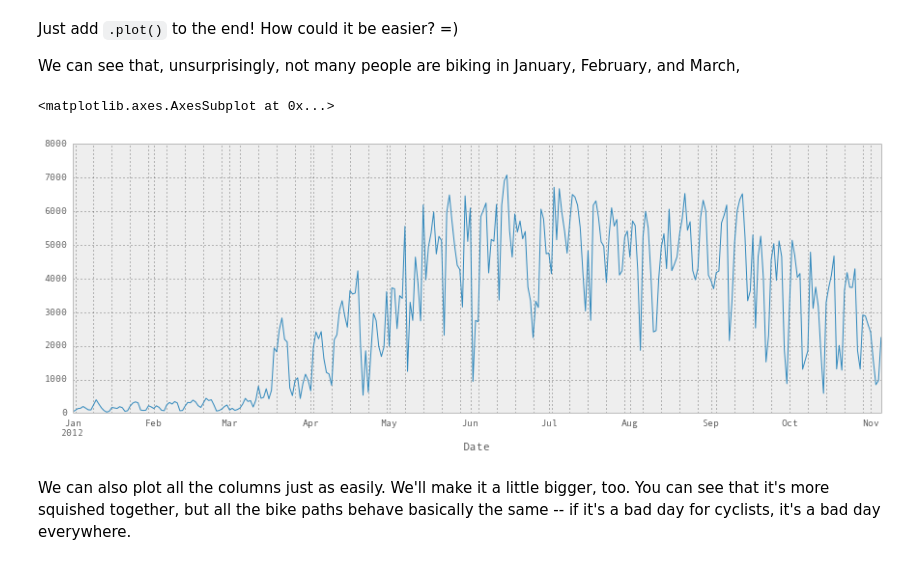
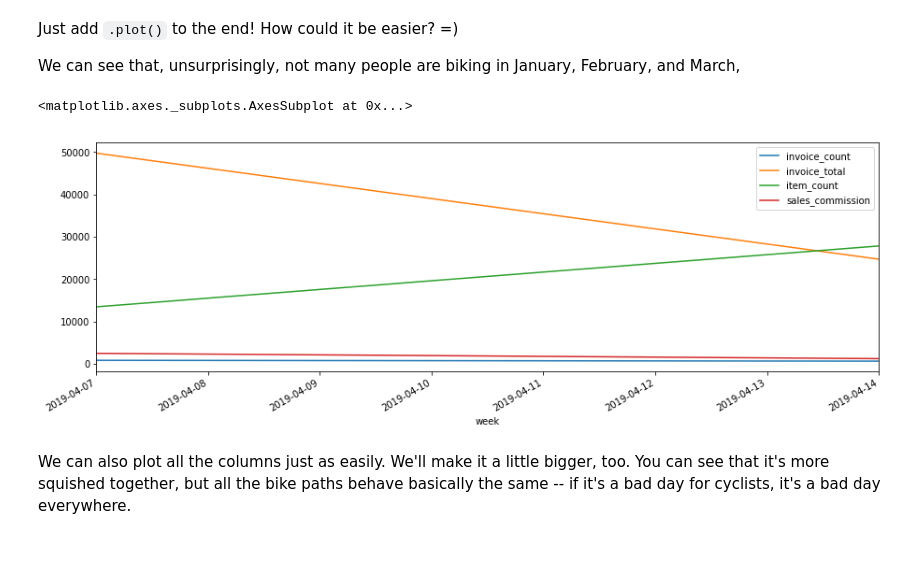
Before and after one commit to worker-bee-micah/practice-only, a Jupyter notebook: 01_mt_pd_csv_read.ipynb, the cells around one changed output. Drawn from its saved outputs; the diff is of its cells as text; code cells hidden in the pictures.

```diff
--- a/01_mt_pd_csv_read.ipynb
+++ b/01_mt_pd_csv_read.ipynb
@@ -89,11 +90,11 @@ Name: Berri 1, Length: 310
 Just add `.plot()` to the end! How could it be easier? =)
 
 We can see that, unsurprisingly, not many people are biking in January, February, and March,
-# %%
-fixed_df['Berri 1'].plot()
-# %% [output]
-<matplotlib.axes.AxesSubplot at 0x...>
-[figure, removed]
+# %%
+invoice_df[:2].plot()  #figsize=(30, 25))
+# %% [output]
+<matplotlib.axes._subplots.AxesSubplot at 0x...>
+[figure, added]
 # %% [markdown]
 We can also plot all the columns just as easily. We'll make it a little bigger, too.
 You can see that it's more squished together, but all the bike paths behave basically the same -- if it's a bad day for cyclists, it's a bad day everywhere.
```
Also changed, not shown: parts of 8 cells of this notebook, 4 other files.
